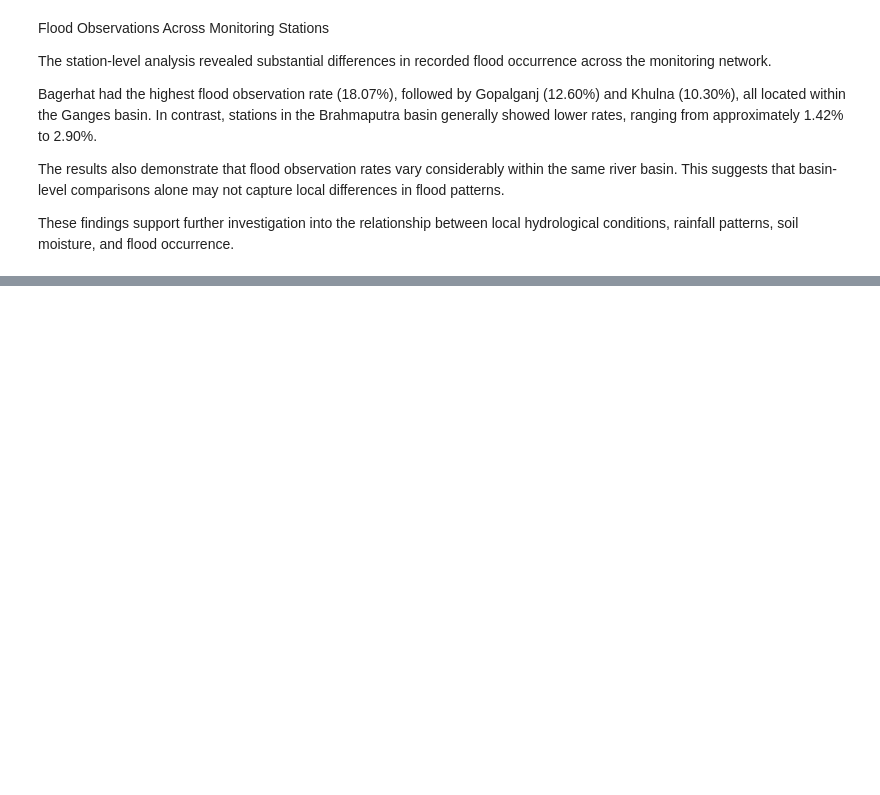
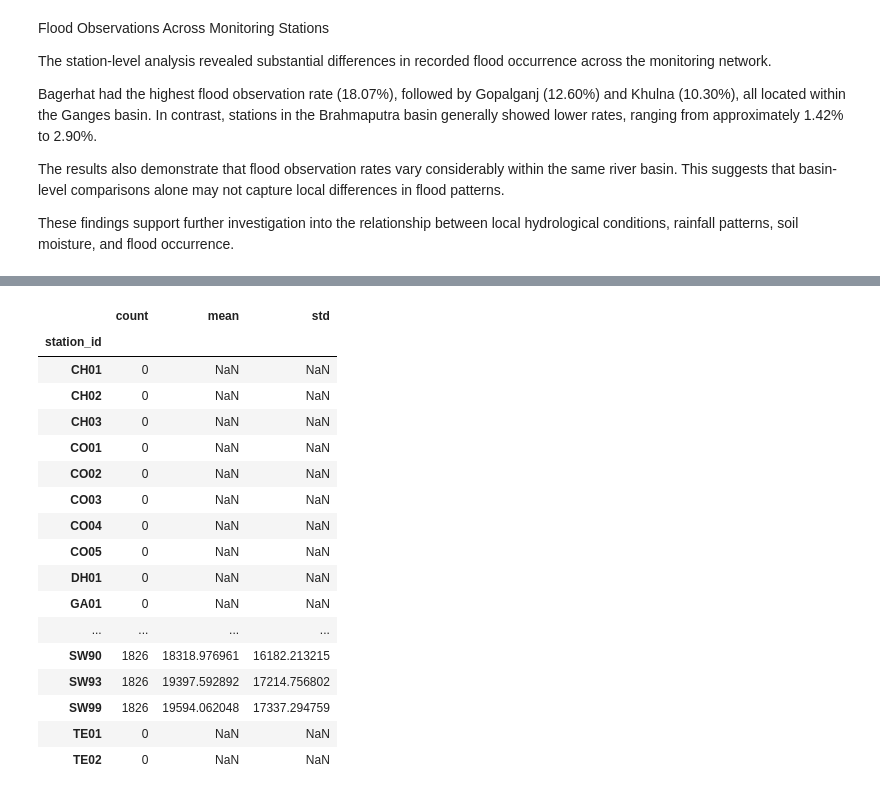
Before and after one commit to Burzo572/dsb_project, a Jupyter notebook: CapStoneProjectJankoBurzanovicFirstEda.ipynb, the cells around one changed output, grey strips where cells are left out. Saved outputs shown, nothing was run; the diff lists cells and outputs as text; code cells hidden in the pictures; blank space fills up the shorter version.

```diff
--- a/CapStoneProjectJankoBurzanovicFirstEda.ipynb
+++ b/CapStoneProjectJankoBurzanovicFirstEda.ipynb
@@ -900,0 +1035,22 @@ for feature in features:
+# %%
+df_clean.groupby("station_id")[
+    "upstream_chain_discharge_lag1d"].agg(["count", "mean", "std"])
+# %% [output]
+|  | count | mean | std |
+| station_id |  |  |  |
+| CH01 | 0 | NaN | NaN |
+| CH02 | 0 | NaN | NaN |
+| CH03 | 0 | NaN | NaN |
+| CO01 | 0 | NaN | NaN |
+| CO02 | 0 | NaN | NaN |
+| CO03 | 0 | NaN | NaN |
+| CO04 | 0 | NaN | NaN |
+| CO05 | 0 | NaN | NaN |
+| DH01 | 0 | NaN | NaN |
+| GA01 | 0 | NaN | NaN |
+| ... | ... | ... | ... |
+| SW90 | 1826 | 18318.976961 | 16182.213215 |
+| SW93 | 1826 | 19397.592892 | 17214.756802 |
+| SW99 | 1826 | 19594.062048 | 17337.294759 |
+| TE01 | 0 | NaN | NaN |
+| TE02 | 0 | NaN | NaN |
```
Also changed, not shown: parts of 48 cells of this notebook.
